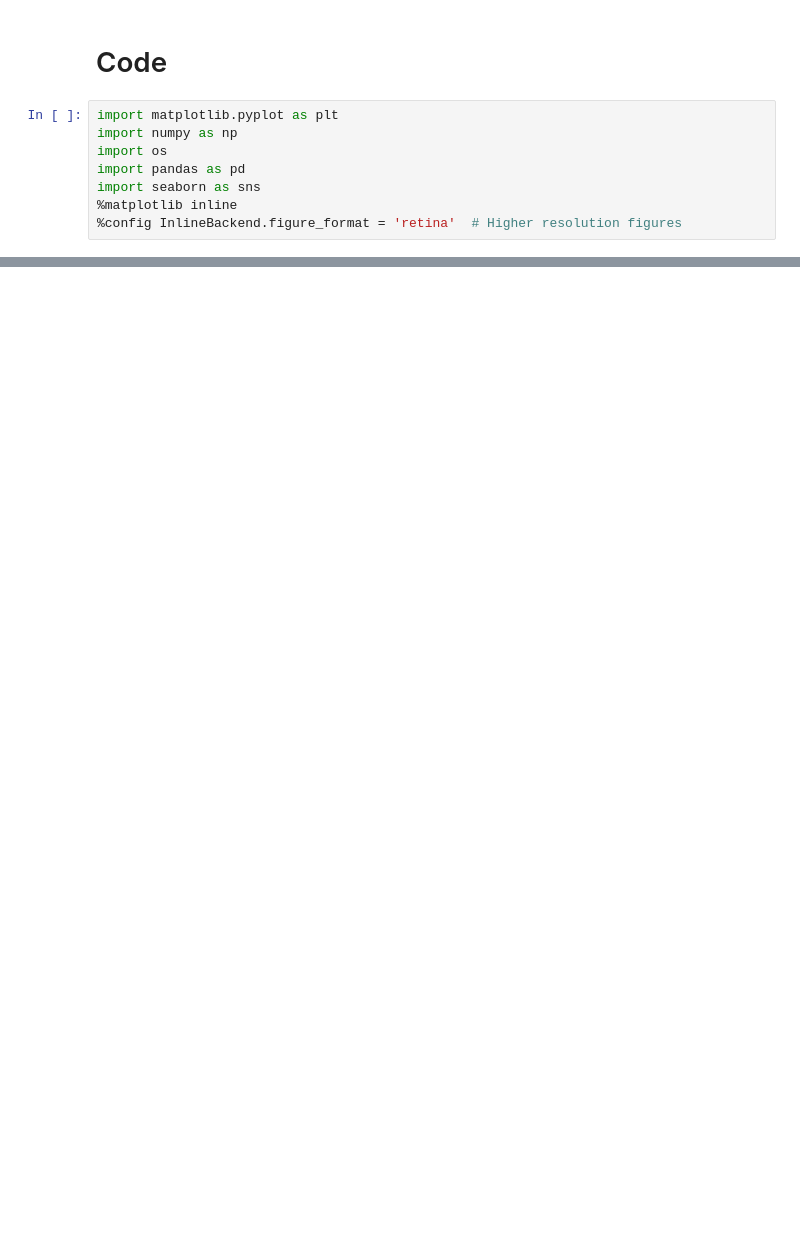
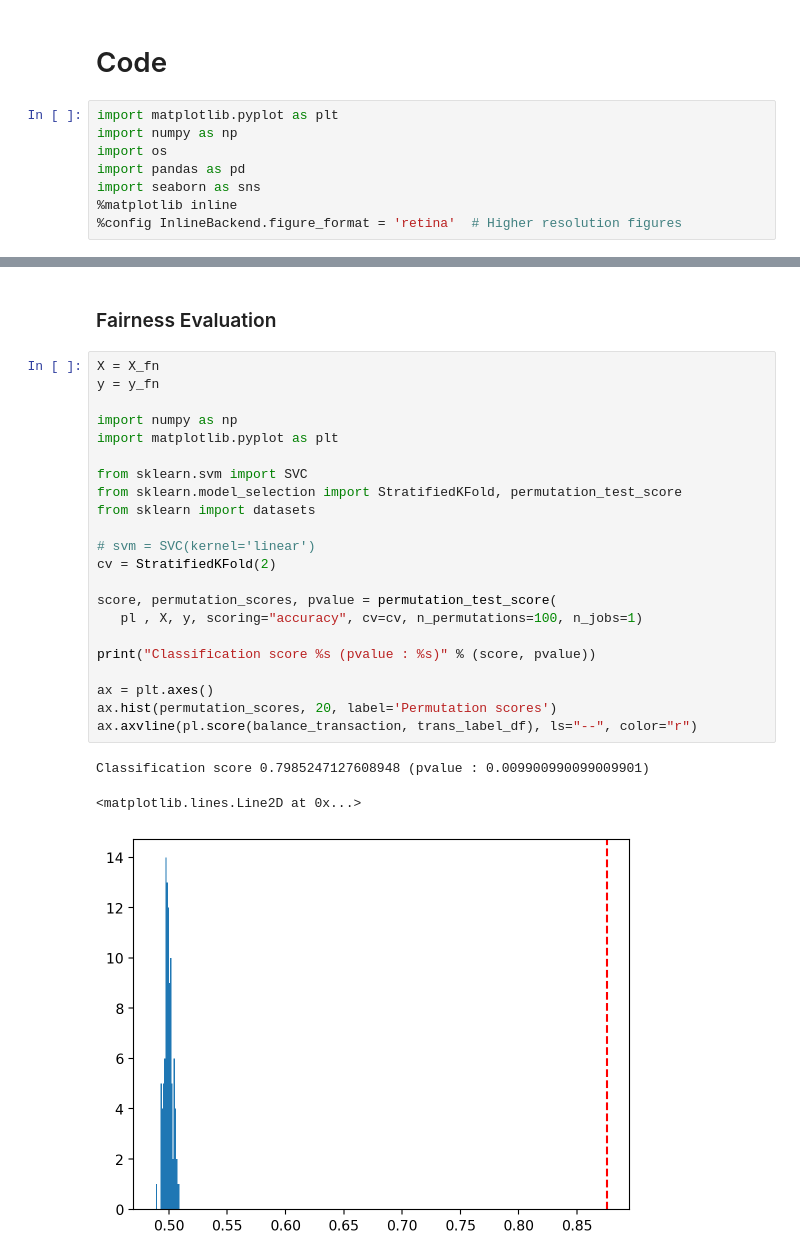
Before and after one commit to JPL1205/stocks_prediction_model, a Jupyter notebook: stocks.ipynb, the cells around one changed output, grey strips where cells are left out. Saved outputs shown, nothing was run; the diff lists cells and outputs as text; blank space fills up the shorter version.

```diff
--- a/stocks.ipynb
+++ b/stocks.ipynb
@@ -640,0 +361,28 @@ df.groupby('month').count().rename(columns={'transaction_date': 'count'})['count
+# %% [markdown]
+### Fairness Evaluation
+# %%
+X = X_fn
+y = y_fn
+
+import numpy as np
+import matplotlib.pyplot as plt
+
+from sklearn.svm import SVC
+from sklearn.model_selection import StratifiedKFold, permutation_test_score
+from sklearn import datasets
+
+# svm = SVC(kernel='linear')
+cv = StratifiedKFold(2)
+
+score, permutation_scores, pvalue = permutation_test_score(
+   pl , X, y, scoring="accuracy", cv=cv, n_permutations=100, n_jobs=1)
+
+print("Classification score %s (pvalue : %s)" % (score, pvalue))
+
+ax = plt.axes()
+ax.hist(permutation_scores, 20, label='Permutation scores')
+ax.axvline(pl.score(balance_transaction, trans_label_df), ls="--", color="r")
+# %% [output]
+Classification score 0.7985247127608948 (pvalue : 0.009900990099009901)
+<matplotlib.lines.Line2D at 0x...>
+[figure, added]
```
Also changed, not shown: parts of 75 cells of this notebook.
